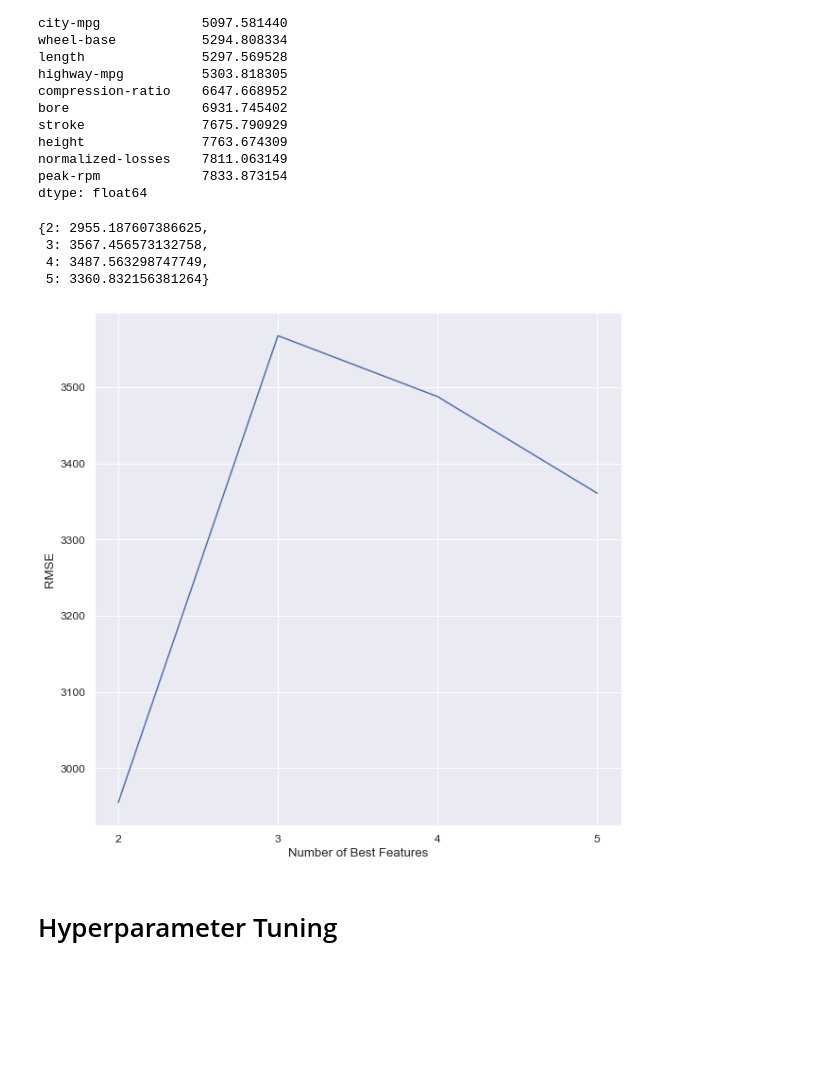
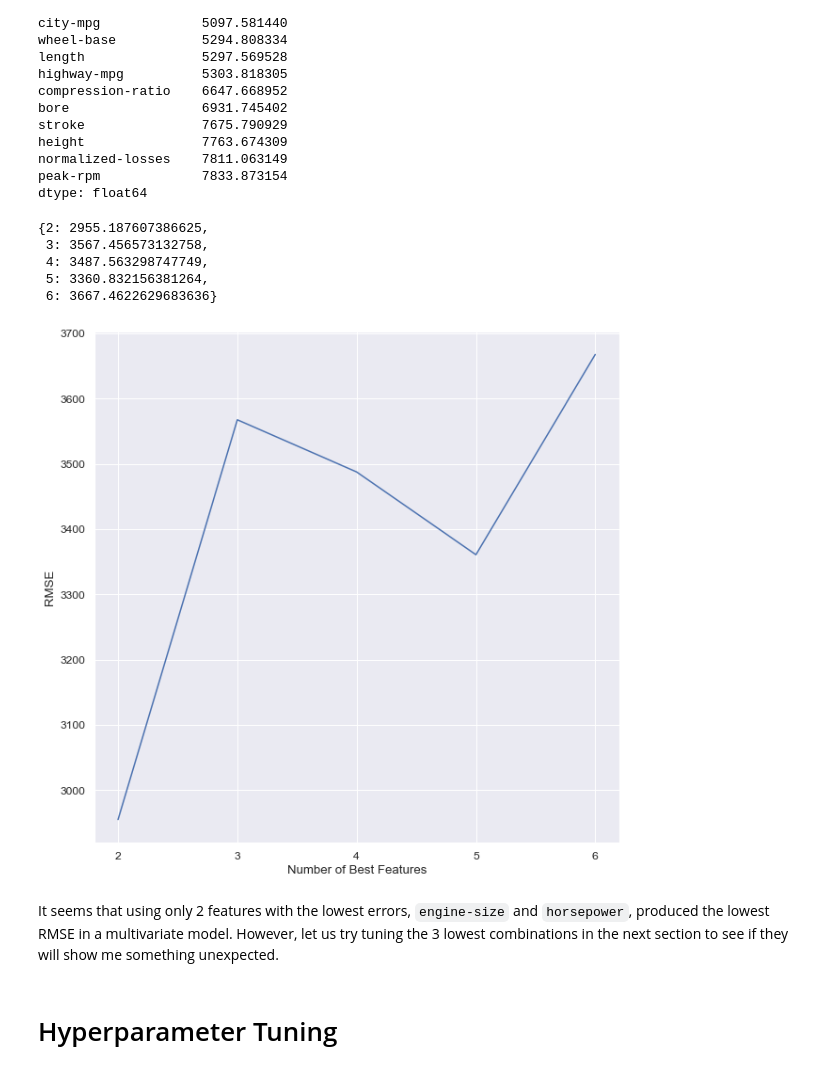
Before and after one commit to chouwwa/Predicting-Car-Prices, a Jupyter notebook: Predicting Car Prices.ipynb, the cells around one changed output. Drawn from its saved outputs; the diff is of its cells as text; code cells hidden in the pictures; blank space fills up the shorter version.

```diff
--- a/Predicting Car Prices.ipynb
+++ b/Predicting Car Prices.ipynb
@@ -257,7 +259,8 @@ peak-rpm             7833.873154
 dtype: float64
 # %%
 multi = {}
-for each in (2,3,4,5):
+top_features = range(2, 7)
+for each in top_features:
 #     print(rmse_data_sorted.index[:each])
     multi[each] = knn_train_test(rmse_data_sorted.index[:each], target, normal_working_set, 5)
 
@@ -266,17 +269,20 @@ multi
 {2: 2955.187607386625,
  3: 3567.456573132758,
  4: 3487.563298747749,
- 5: 3360.832156381264}
+ 5: 3360.832156381264,
+ 6: 3667.4622629683636}
 # %%
 sns.set_theme(font_scale=1.1, style='darkgrid')
 plt.figure('multivariate', figsize=(10,10))
 plt.plot(multi.keys(), multi.values())
 plt.xlabel('Number of Best Features')
 plt.ylabel('RMSE')
-plt.xticks((2,3,4,5))
+plt.xticks(top_features)
 plt.show()
 # %% [output]
-[figure, old version]
+[figure, new version]
+# %% [markdown]
+It seems that using only 2 features with the lowest errors, `engine-size` and `horsepower`, produced the lowest RMSE in a multivariate model. However, let us try tuning the 3 lowest combinations in the next section to see if they will show me something unexpected.
 # %% [markdown]
 # Hyperparameter Tuning
 # %%
```
Also changed, not shown: parts of 7 cells of this notebook.
